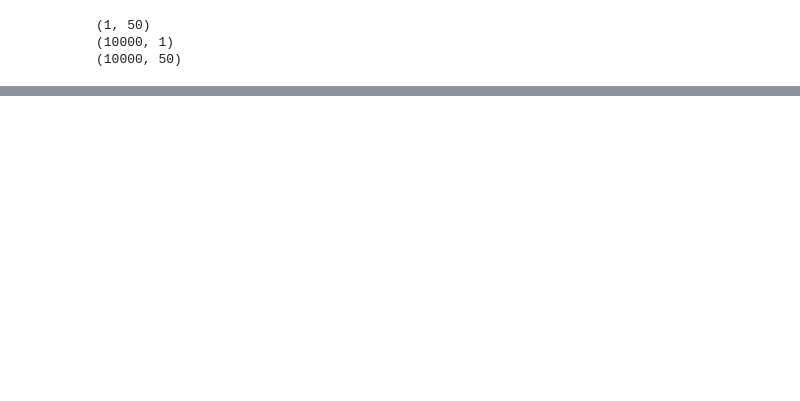
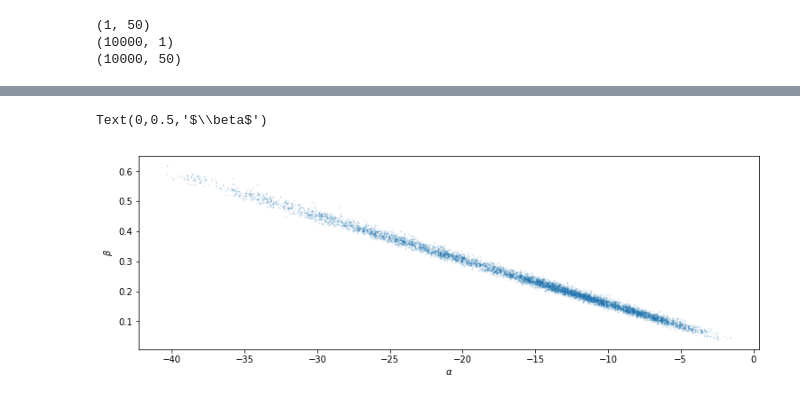
Before and after one commit to suna88/Bayesian-Methods-for-Hackers, a Jupyter notebook: ch2_spaceschip.ipynb, the cells around one changed output, grey strips where cells are left out. Cells and saved outputs as stored; diff of their text form; code cells hidden in the pictures; blank space fills up the shorter version.

```diff
--- a/ch2_spaceschip.ipynb
+++ b/ch2_spaceschip.ipynb
@@ -246,0 +364,10 @@ Text(0.5,0,'Probability of defect occuring in O-ring')
+# %%
+# 練習問題
+
+figsize(12.5, 4)
+plt.scatter(alpha_samples, beta_samples, alpha=0.1, s=1)
+plt.xlabel(r"$\alpha$")
+plt.ylabel(r"$\beta$")
+# %% [output]
+Text(0,0.5,'$\\beta$')
+[figure, added]
```
Also changed, not shown: parts of 13 cells of this notebook, 1 other file.
